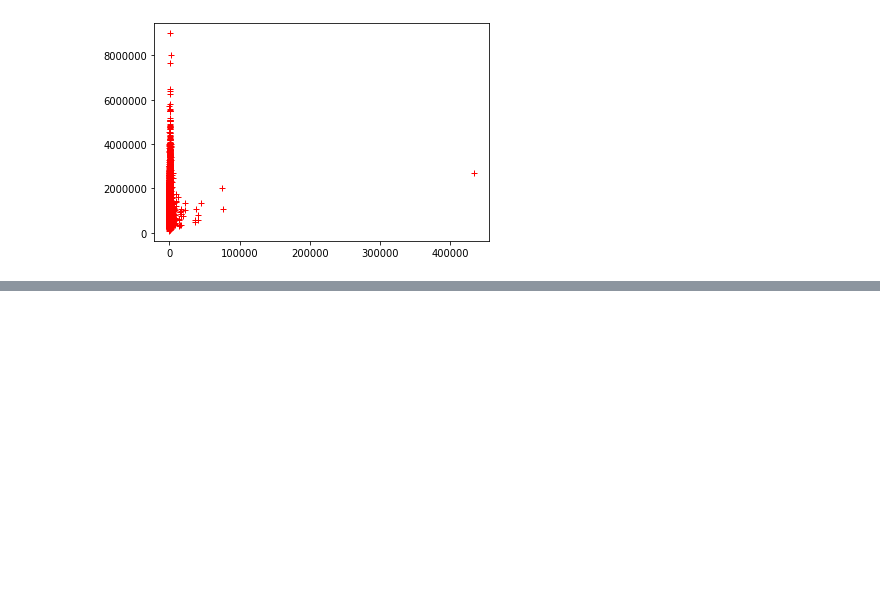
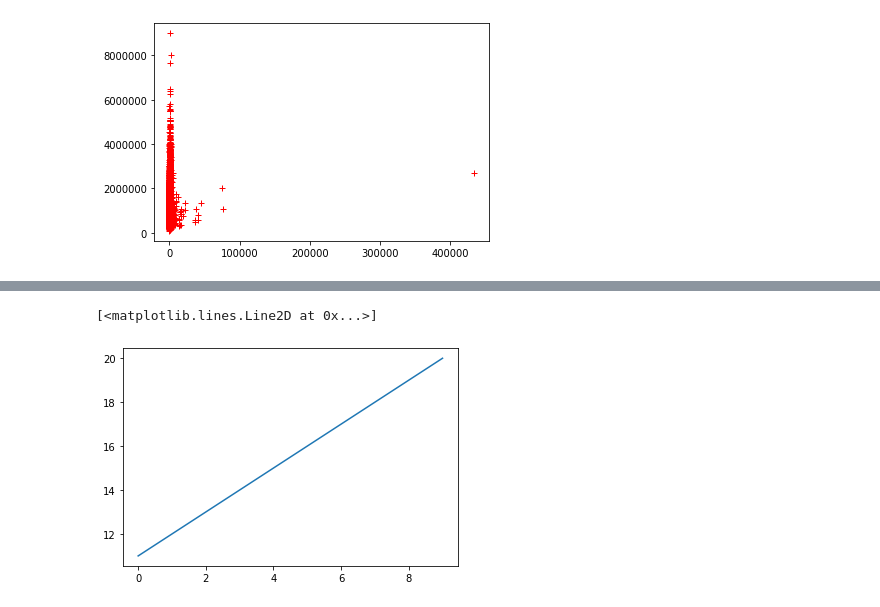
Before and after one commit to bisalgt/playground, a Jupyter notebook: kagle apartment data and using models.ipynb, the cells around one changed output, grey strips where cells are left out. Cells and saved outputs as stored; diff of their text form; code cells hidden in the pictures; blank space fills up the shorter version.

```diff
--- a/kagle apartment data and using models.ipynb
+++ b/kagle apartment data and using models.ipynb
@@ -46,0 +280,5 @@ ax.plot(X, y, 'r+')
+# %%
+plt.plot(x, y)
+# %% [output]
+[<matplotlib.lines.Line2D at 0x...>]
+[figure, added]
```
Also changed, not shown: parts of 63 cells of this notebook, 1 other file.
